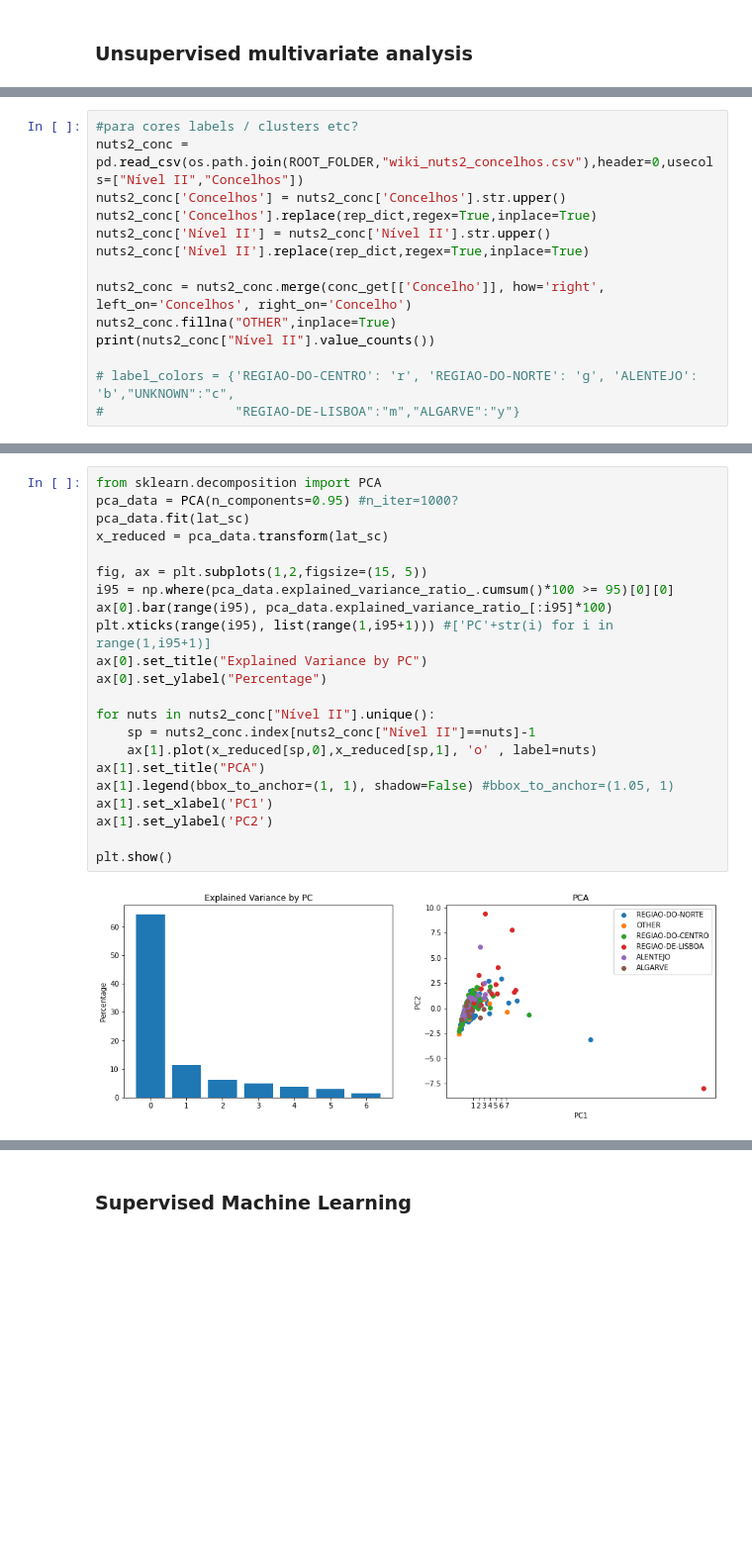
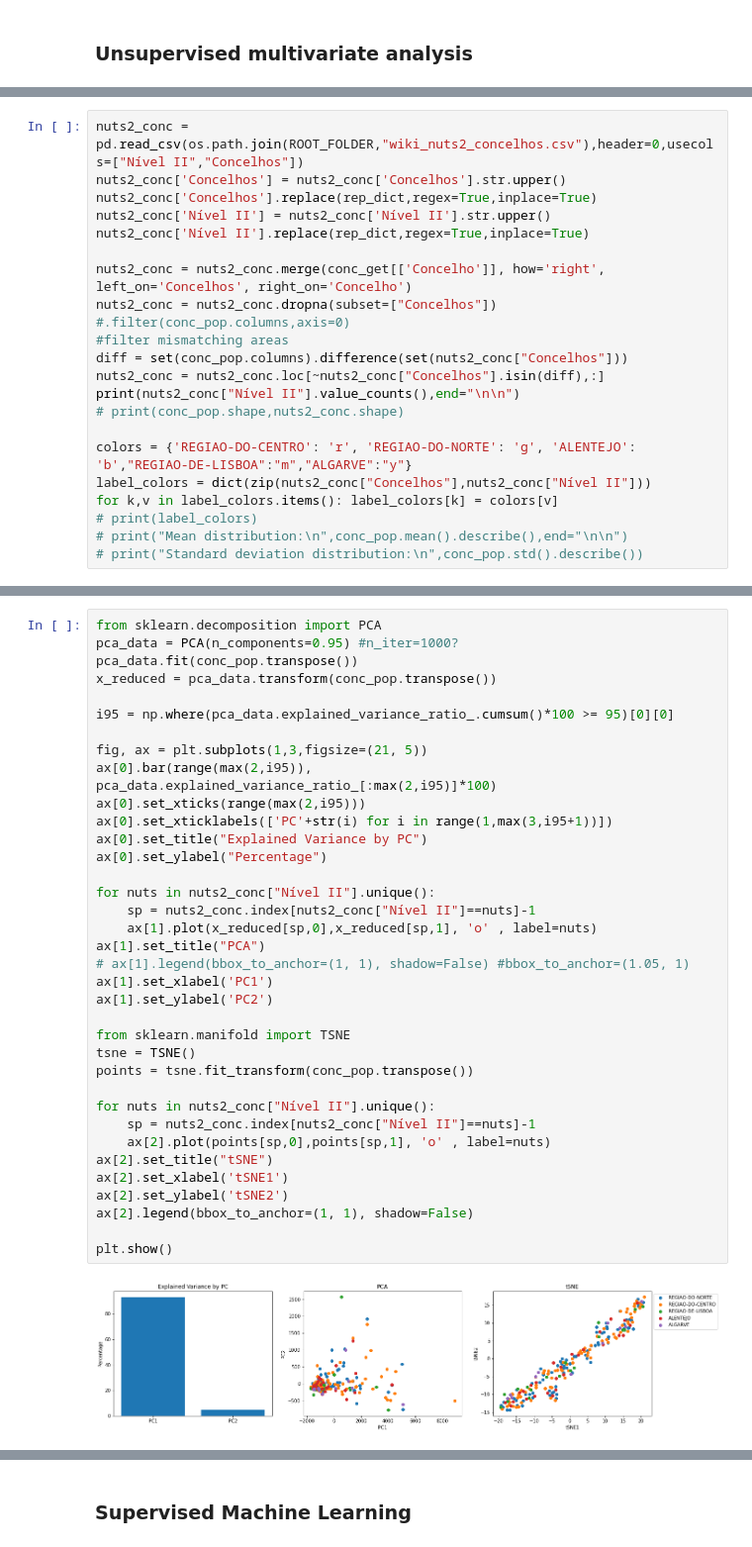
Before and after one commit to MariaPessoa/G1-SIB-DataScience4Covid, a Jupyter notebook: MM_JC_CB_RC_cv19pt_sib.ipynb, the cells around one changed output, grey strips where cells are left out. Shown at 99% size. Saved outputs shown, nothing was run; the diff lists cells and outputs as text; blank space fills up the shorter version.

```diff
--- a/MM_JC_CB_RC_cv19pt_sib.ipynb
+++ b/MM_JC_CB_RC_cv19pt_sib.ipynb
@@ -608,5 +685,4 @@ Name: 2020-07-05 00:00:00, dtype: float64
 # %%
-#para cores labels / clusters etc?
 nuts2_conc = pd.read_csv(os.path.join(ROOT_FOLDER,"wiki_nuts2_concelhos.csv"),header=0,usecols=["Nível II","Concelhos"])
 nuts2_conc['Concelhos'] = nuts2_conc['Concelhos'].str.upper()
 nuts2_conc['Concelhos'].replace(rep_dict,regex=True,inplace=True)
@@ -614,11 +690,19 @@ nuts2_conc['Nível II'] = nuts2_conc['Nível II'].str.upper()
 nuts2_conc['Nível II'].replace(rep_dict,regex=True,inplace=True)
 
 nuts2_conc = nuts2_conc.merge(conc_get[['Concelho']], how='right', left_on='Concelhos', right_on='Concelho')
-nuts2_conc.fillna("OTHER",inplace=True)
-print(nuts2_conc["Nível II"].value_counts())
+nuts2_conc = nuts2_conc.dropna(subset=["Concelhos"]) #.filter(conc_pop.columns,axis=0)
+#filter mismatching areas
+diff = set(conc_pop.columns).difference(set(nuts2_conc["Concelhos"]))
+nuts2_conc = nuts2_conc.loc[~nuts2_conc["Concelhos"].isin(diff),:]
+print(nuts2_conc["Nível II"].value_counts(),end="\n\n")
+# print(conc_pop.shape,nuts2_conc.shape)
 
-# label_colors = {'REGIAO-DO-CENTRO': 'r', 'REGIAO-DO-NORTE': 'g', 'ALENTEJO': 'b',"UNKNOWN":"c",
-#                 "REGIAO-DE-LISBOA":"m","ALGARVE":"y"}
+colors = {'REGIAO-DO-CENTRO': 'r', 'REGIAO-DO-NORTE': 'g', 'ALENTEJO': 'b',"REGIAO-DE-LISBOA":"m","ALGARVE":"y"}
+label_colors = dict(zip(nuts2_conc["Concelhos"],nuts2_conc["Nível II"]))
+for k,v in label_colors.items(): label_colors[k] = colors[v]
+# print(label_colors)
+# print("Mean distribution:\n",conc_pop.mean().describe(),end="\n\n")
+# print("Standard deviation distribution:\n",conc_pop.std().describe())
 # %% [output]
 REGIAO-DO-CENTRO    80
 REGIAO-DO-NORTE     73
@@ -699,25 +752,39 @@ A PCA was also performed, resulting in a single indistinct cluster.
 # %%
 from sklearn.decomposition import PCA
 pca_data = PCA(n_components=0.95) #n_iter=1000?
-pca_data.fit(lat_sc)
-x_reduced = pca_data.transform(lat_sc)
+pca_data.fit(conc_pop.transpose())
+x_reduced = pca_data.transform(conc_pop.transpose())
 
-fig, ax = plt.subplots(1,2,figsize=(15, 5))
 i95 = np.where(pca_data.explained_variance_ratio_.cumsum()*100 >= 95)[0][0]
-ax[0].bar(range(i95), pca_data.explained_variance_ratio_[:i95]*100)
-plt.xticks(range(i95), list(range(1,i95+1))) #['PC'+str(i) for i in range(1,i95+1)]
+
+fig, ax = plt.subplots(1,3,figsize=(21, 5))
+ax[0].bar(range(max(2,i95)), pca_data.explained_variance_ratio_[:max(2,i95)]*100)
+ax[0].set_xticks(range(max(2,i95)))
+ax[0].set_xticklabels(['PC'+str(i) for i in range(1,max(3,i95+1))])
 ax[0].set_title("Explained Variance by PC")
 ax[0].set_ylabel("Percentage")
 
 for nuts in nuts2_conc["Nível II"].unique():
     sp = nuts2_conc.index[nuts2_conc["Nível II"]==nuts]-1
     ax[1].plot(x_reduced[sp,0],x_reduced[sp,1], 'o' , label=nuts)
 ax[1].set_title("PCA")
-ax[1].legend(bbox_to_anchor=(1, 1), shadow=False) #bbox_to_anchor=(1.05, 1)
+# ax[1].legend(bbox_to_anchor=(1, 1), shadow=False) #bbox_to_anchor=(1.05, 1)
 ax[1].set_xlabel('PC1')
 ax[1].set_ylabel('PC2')
 
+from sklearn.manifold import TSNE
+tsne = TSNE()
+points = tsne.fit_transform(conc_pop.transpose())
+
+for nuts in nuts2_conc["Nível II"].unique():
+    sp = nuts2_conc.index[nuts2_conc["Nível II"]==nuts]-1
+    ax[2].plot(points[sp,0],points[sp,1], 'o' , label=nuts)
+ax[2].set_title("tSNE")
+ax[2].set_xlabel('tSNE1')
+ax[2].set_ylabel('tSNE2')
+ax[2].legend(bbox_to_anchor=(1, 1), shadow=False)
+
 plt.show()
 # %% [output]
-[figure, old version]
+[figure, new version]
 # %% [markdown]
```
Also changed, not shown: parts of 88 cells of this notebook, 1 other file.
